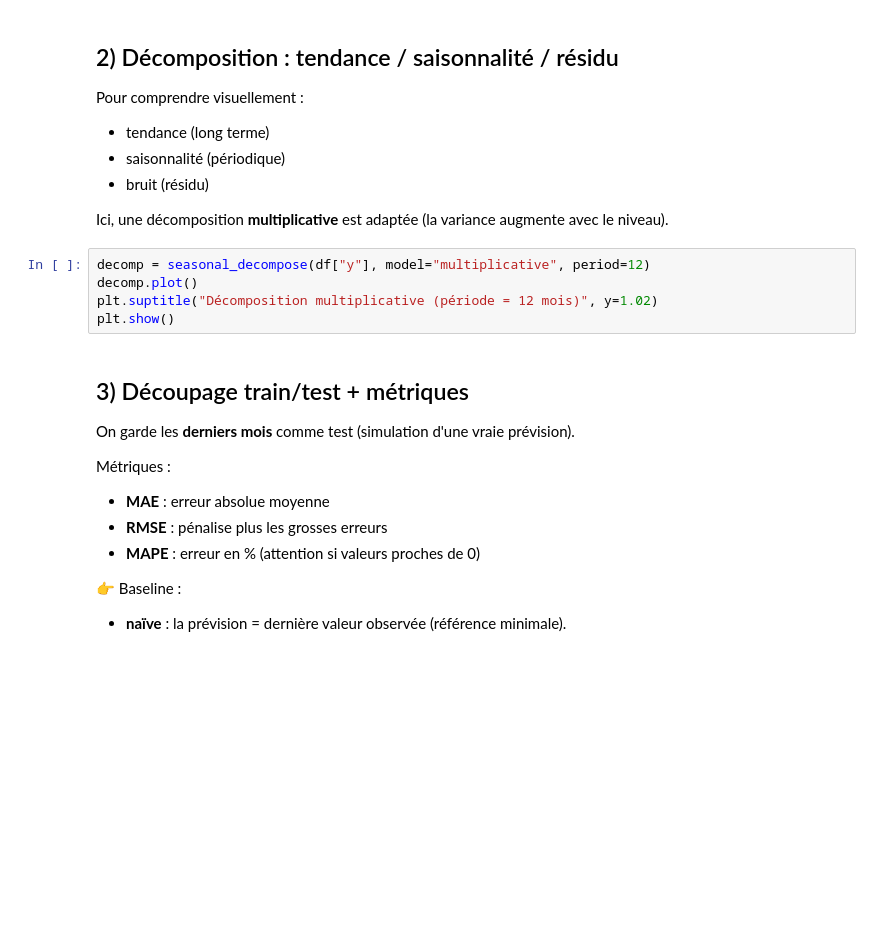
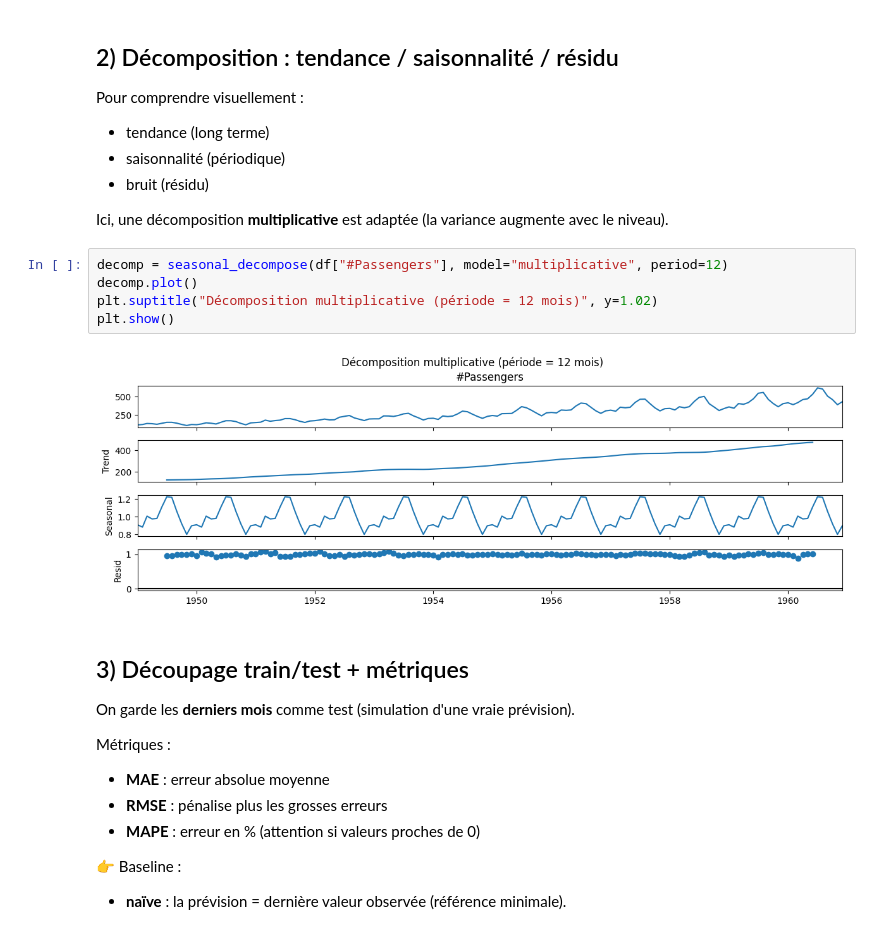
Before and after one commit to azizYaaba/citadel-sc-2025-time-series, a Jupyter notebook: notebooks/TP_ARIMA_SARIMA_AutoARIMA_statsmodels.ipynb, the cells around one changed output. Saved outputs shown, nothing was run; the diff lists cells and outputs as text; blank space fills up the shorter version.

```diff
--- a/notebooks/TP_ARIMA_SARIMA_AutoARIMA_statsmodels.ipynb
+++ b/notebooks/TP_ARIMA_SARIMA_AutoARIMA_statsmodels.ipynb
@@ -74,10 +120,12 @@ Pour comprendre visuellement :
 
 Ici, une décomposition **multiplicative** est adaptée (la variance augmente avec le niveau).
 # %%
-decomp = seasonal_decompose(df["y"], model="multiplicative", period=12)
+decomp = seasonal_decompose(df["#Passengers"], model="multiplicative", period=12)
 decomp.plot()
 plt.suptitle("Décomposition multiplicative (période = 12 mois)", y=1.02)
 plt.show()
+# %% [output]
+[figure, added]
 # %% [markdown]
 ## 3) Découpage train/test + métriques
 
```
Also changed, not shown: parts of 15 cells of this notebook, 2 other files.
